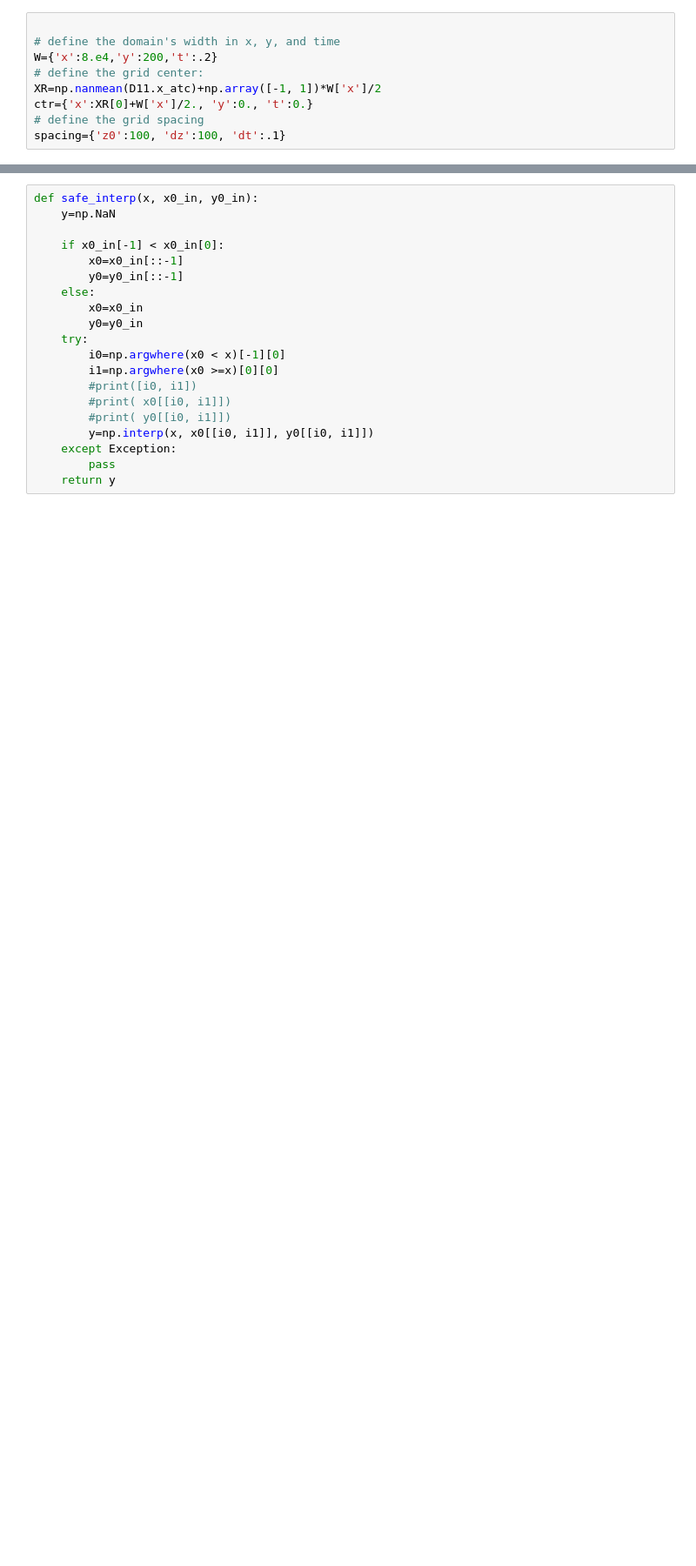
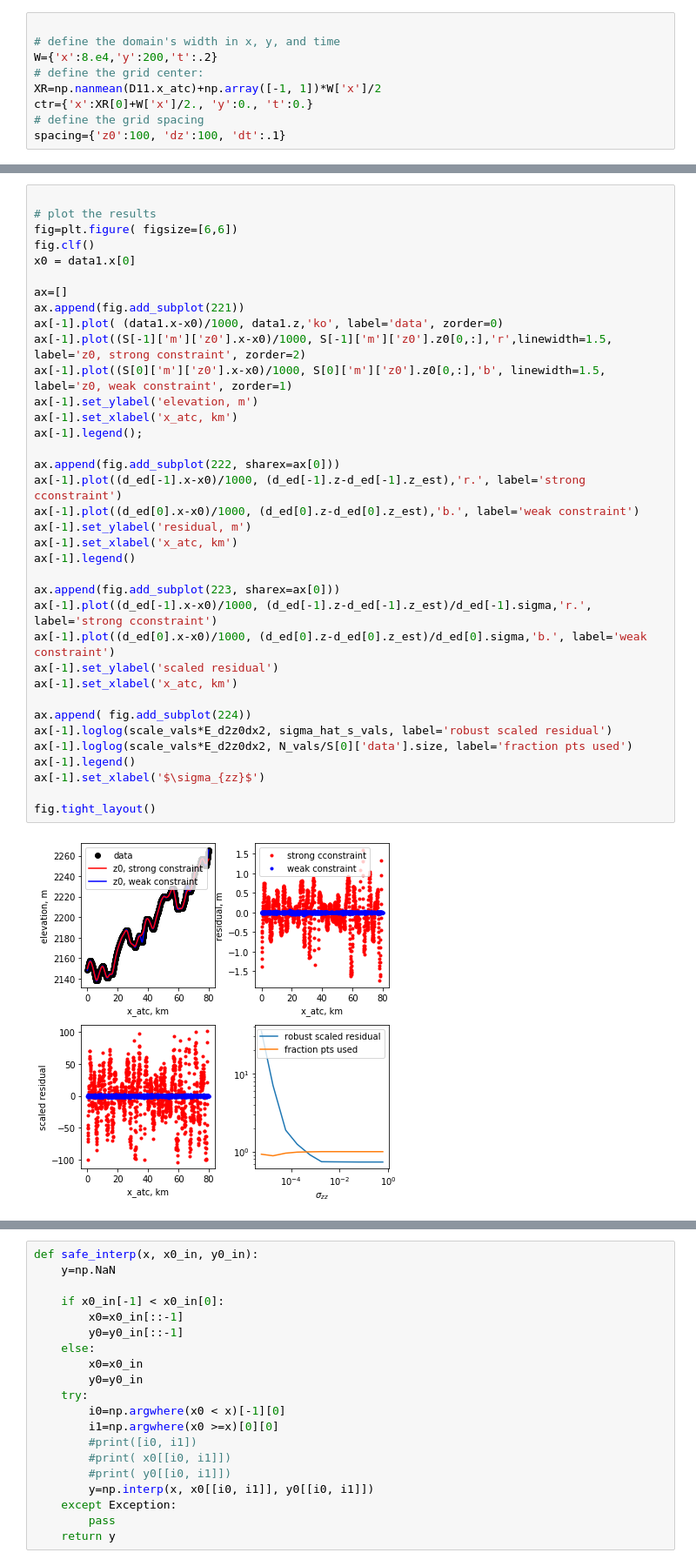
Before and after one commit to SmithB/surfaceChange, a Jupyter notebook: notebooks/find_best_wxx0.ipynb, the cells around one changed output, grey strips where cells are left out. Shown: that part at 87% size. Drawn from its saved outputs; the diff is of its cells as text; blank space fills up the shorter version.

```diff
--- a/notebooks/find_best_wxx0.ipynb
+++ b/notebooks/find_best_wxx0.ipynb
@@ -138,0 +104,38 @@ KeyError: 'avg_scales'
+# %%
+
+# plot the results
+fig=plt.figure( figsize=[6,6])
+fig.clf()
+x0 = data1.x[0]
+
+ax=[]
+ax.append(fig.add_subplot(221))
+ax[-1].plot( (data1.x-x0)/1000, data1.z,'ko', label='data', zorder=0)
+ax[-1].plot((S[-1]['m']['z0'].x-x0)/1000, S[-1]['m']['z0'].z0[0,:],'r',linewidth=1.5, label='z0, strong constraint', zorder=2)
+ax[-1].plot((S[0]['m']['z0'].x-x0)/1000, S[0]['m']['z0'].z0[0,:],'b', linewidth=1.5, label='z0, weak constraint', zorder=1)
+ax[-1].set_ylabel('elevation, m')
+ax[-1].set_xlabel('x_atc, km')
+ax[-1].legend();
+
+ax.append(fig.add_subplot(222, sharex=ax[0]))
+ax[-1].plot((d_ed[-1].x-x0)/1000, (d_ed[-1].z-d_ed[-1].z_est),'r.', label='strong cconstraint')
+ax[-1].plot((d_ed[0].x-x0)/1000, (d_ed[0].z-d_ed[0].z_est),'b.', label='weak constraint')
+ax[-1].set_ylabel('residual, m')
+ax[-1].set_xlabel('x_atc, km')
+ax[-1].legend()
+
+ax.append(fig.add_subplot(223, sharex=ax[0]))
+ax[-1].plot((d_ed[-1].x-x0)/1000, (d_ed[-1].z-d_ed[-1].z_est)/d_ed[-1].sigma,'r.', label='strong cconstraint')
+ax[-1].plot((d_ed[0].x-x0)/1000, (d_ed[0].z-d_ed[0].z_est)/d_ed[0].sigma,'b.', label='weak constraint')
+ax[-1].set_ylabel('scaled residual')
+ax[-1].set_xlabel('x_atc, km')
+
+ax.append( fig.add_subplot(224))
+ax[-1].loglog(scale_vals*E_d2z0dx2, sigma_hat_s_vals, label='robust scaled residual')
+ax[-1].loglog(scale_vals*E_d2z0dx2, N_vals/S[0]['data'].size, label='fraction pts used')
+ax[-1].legend()
+ax[-1].set_xlabel('$\sigma_{zz}$')
+
+fig.tight_layout()
+# %% [output]
+[figure, added]
```
Also changed, not shown: parts of 16 cells of this notebook.
